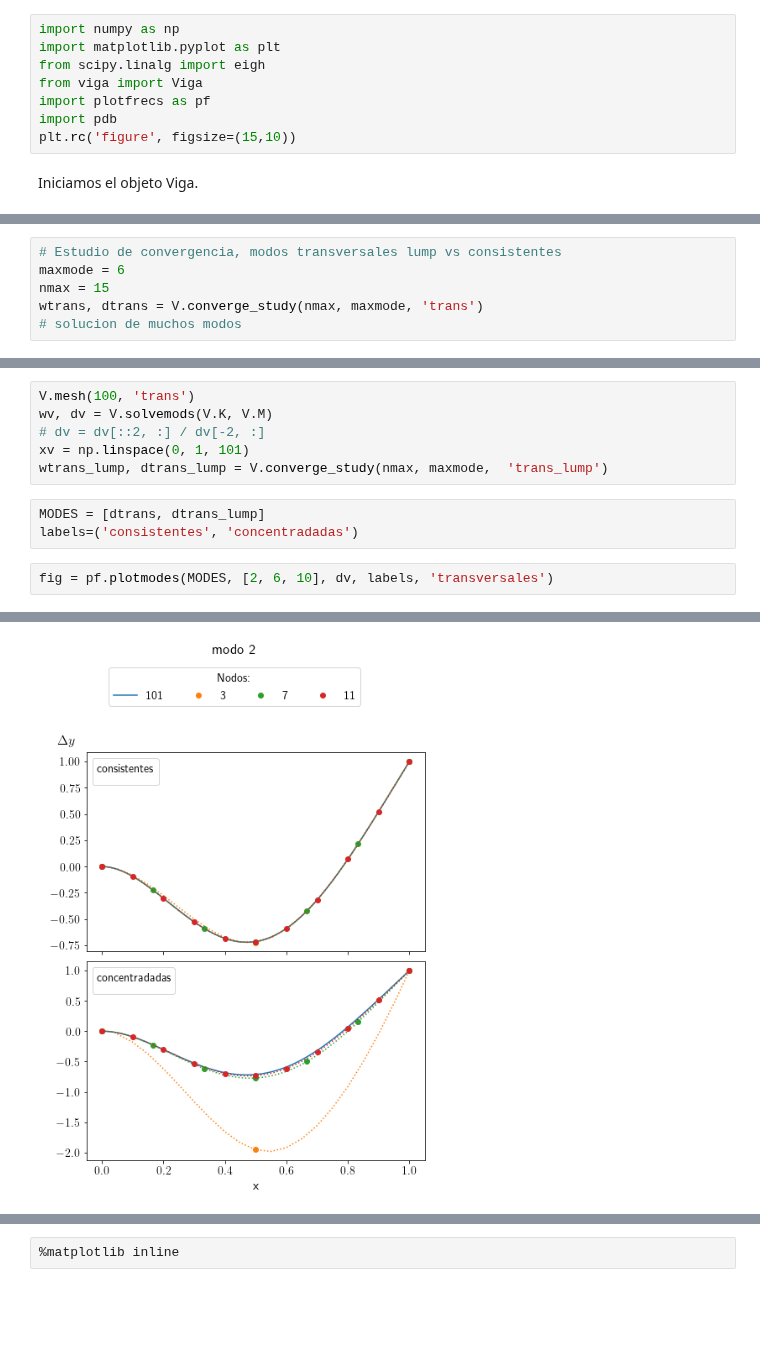
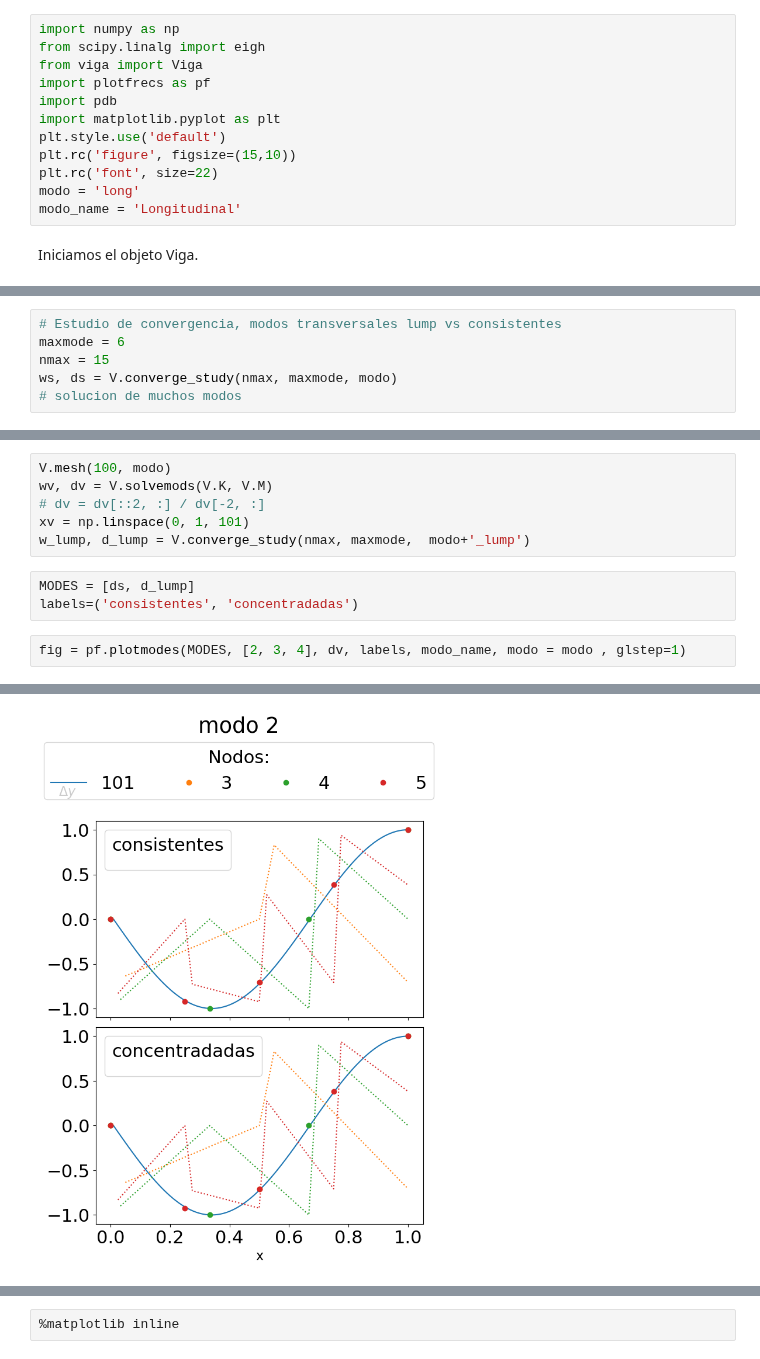
Before and after one commit to Modelizacion-de-Materiales/ModelizacionSolucionProblemas, a Jupyter notebook: Guia4-MEF-dt/Guia4-python/Ejercicio1/Ejercicio1.ipynb, the cells around one changed output, grey strips where cells are left out. Saved outputs shown, nothing was run; the diff lists cells and outputs as text; blank space fills up the shorter version.

Commit message:
trying to plot long plots in same func as trans modes

```diff
--- a/Guia4-MEF-dt/Guia4-python/Ejercicio1/Ejercicio1.ipynb
+++ b/Guia4-MEF-dt/Guia4-python/Ejercicio1/Ejercicio1.ipynb
@@ -1,11 +1,15 @@
 # %%
 import numpy as np
-import matplotlib.pyplot as plt
 from scipy.linalg import eigh
 from viga import Viga
 import plotfrecs as pf
 import pdb
+import matplotlib.pyplot as plt
+plt.style.use('default')
 plt.rc('figure', figsize=(15,10))
+plt.rc('font', size=22)
+modo = 'long'
+modo_name = 'Longitudinal'
 # %% [markdown]
 Iniciamos el objeto Viga.
 # %%
@@ -16,5 +19,5 @@ V = Viga(1, 210e9, 10e-4, 7850, 10e-8)
 # Estudio de convergencia, modos transversales lump vs consistentes
 maxmode = 6
 nmax = 15
-wtrans, dtrans = V.converge_study(nmax, maxmode, 'trans')
+ws, ds = V.converge_study(nmax, maxmode, modo)
 # solucion de muchos modos
@@ -21,12 +26,12 @@ wtrans, dtrans = V.converge_study(nmax, maxmode, 'trans')
 # %%
-V.mesh(100, 'trans')
+V.mesh(100, modo)
 wv, dv = V.solvemods(V.K, V.M)
 # dv = dv[::2, :] / dv[-2, :]
 xv = np.linspace(0, 1, 101)
-wtrans_lump, dtrans_lump = V.converge_study(nmax, maxmode,  'trans_lump')
+w_lump, d_lump = V.converge_study(nmax, maxmode,  modo+'_lump')
 # %%
-MODES = [dtrans, dtrans_lump]
+MODES = [ds, d_lump]
 labels=('consistentes', 'concentradadas')
 # %%
-fig = pf.plotmodes(MODES, [2, 6, 10], dv, labels, 'transversales')
+fig = pf.plotmodes(MODES, [2, 3, 4], dv, labels, modo_name, modo = modo , glstep=1)
 # %% [output]
@@ -34 +40 @@ fig = pf.plotmodes(MODES, [2, 6, 10], dv, labels, 'transversales')
-[figure, old version]
+[figure, new version]
```
Also changed, not shown: parts of 7 cells of this notebook, 1 other file.
